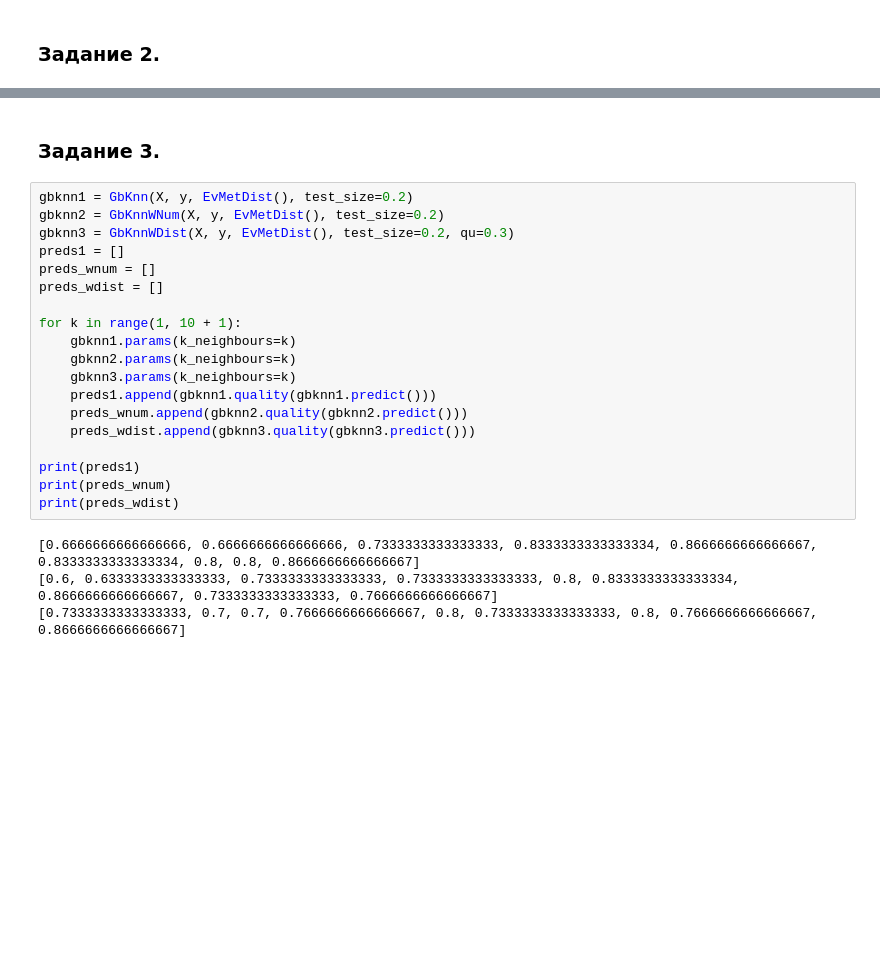
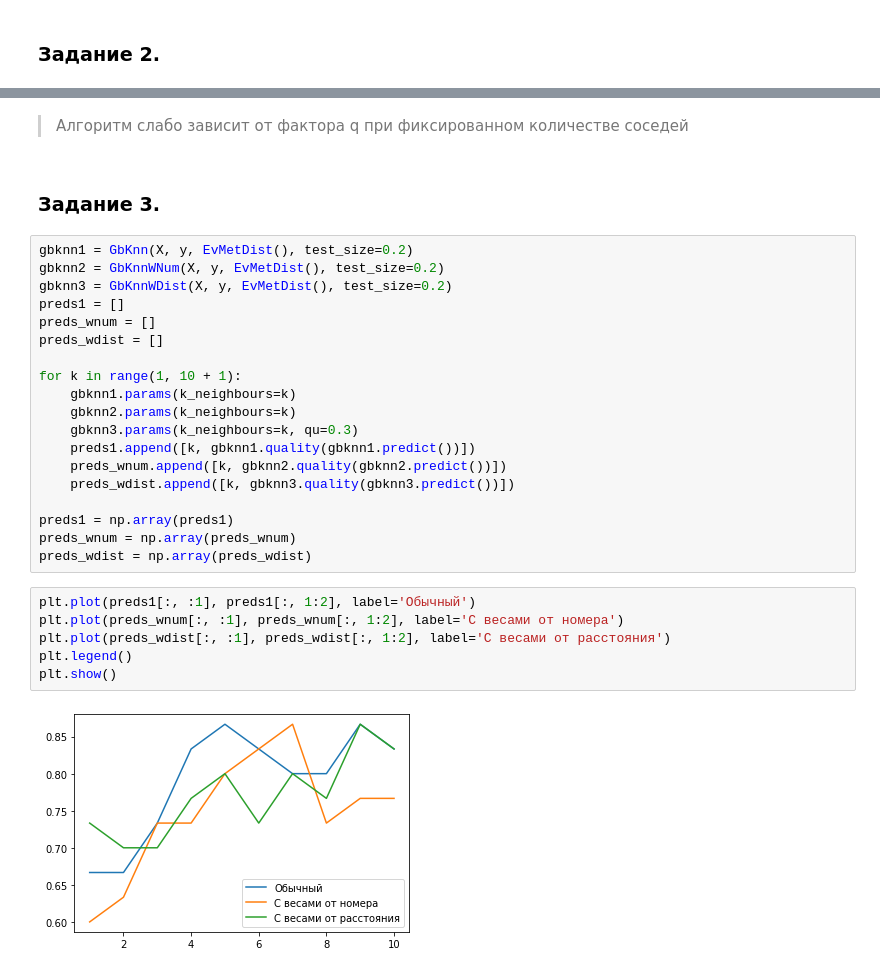
Before and after one commit to alex-chin/gb_data_analysis, a Jupyter notebook: homeworks/home07/home07.ipynb, the cells around one changed output, grey strips where cells are left out. Cells and saved outputs as stored; diff of their text form; blank space fills up the shorter version.

```diff
--- a/homeworks/home07/home07.ipynb
+++ b/homeworks/home07/home07.ipynb
@@ -185,9 +215,11 @@ gbknn3.quality(gbknn3.predict())
+# %% [markdown]
+> Алгоритм слабо зависит от фактора q при фиксированном количестве соседей
 # %% [markdown]
 ### Задание 3.
 # %%
 gbknn1 = GbKnn(X, y, EvMetDist(), test_size=0.2)
 gbknn2 = GbKnnWNum(X, y, EvMetDist(), test_size=0.2)
-gbknn3 = GbKnnWDist(X, y, EvMetDist(), test_size=0.2, qu=0.3)
+gbknn3 = GbKnnWDist(X, y, EvMetDist(), test_size=0.2)
 preds1 = []
 preds_wnum = []
 preds_wdist = []
@@ -195,15 +227,19 @@ preds_wdist = []
 for k in range(1, 10 + 1):
     gbknn1.params(k_neighbours=k)
     gbknn2.params(k_neighbours=k)
-    gbknn3.params(k_neighbours=k)
-    preds1.append(gbknn1.quality(gbknn1.predict()))
-    preds_wnum.append(gbknn2.quality(gbknn2.predict()))
-    preds_wdist.append(gbknn3.quality(gbknn3.predict()))
+    gbknn3.params(k_neighbours=k, qu=0.3)
+    preds1.append([k, gbknn1.quality(gbknn1.predict())])
+    preds_wnum.append([k, gbknn2.quality(gbknn2.predict())])
+    preds_wdist.append([k, gbknn3.quality(gbknn3.predict())])
 
-print(preds1)
-print(preds_wnum)
-print(preds_wdist)
+preds1 = np.array(preds1)
+preds_wnum = np.array(preds_wnum)
+preds_wdist = np.array(preds_wdist)
-# %% [output]
-[0.6666666666666666, 0.6666666666666666, 0.7333333333333333, 0.8333333333333334, 0.8666666666666667, 0.8333333333333334, 0.8, 0.8, 0.8666666666666667]
-[0.6, 0.6333333333333333, 0.7333333333333333, 0.7333333333333333, 0.8, 0.8333333333333334, 0.8666666666666667, 0.7333333333333333, 0.7666666666666667]
-[0.7333333333333333, 0.7, 0.7, 0.7666666666666667, 0.8, 0.7333333333333333, 0.8, 0.7666666666666667, 0.8666666666666667]
+# %%
+plt.plot(preds1[:, :1], preds1[:, 1:2], label='Обычный')
+plt.plot(preds_wnum[:, :1], preds_wnum[:, 1:2], label='C весами от номера')
+plt.plot(preds_wdist[:, :1], preds_wdist[:, 1:2], label='C весами от расстояния')
+plt.legend()
+plt.show()
+# %% [output]
+[figure, added]
```
Also changed, not shown: parts of 12 cells of this notebook.
